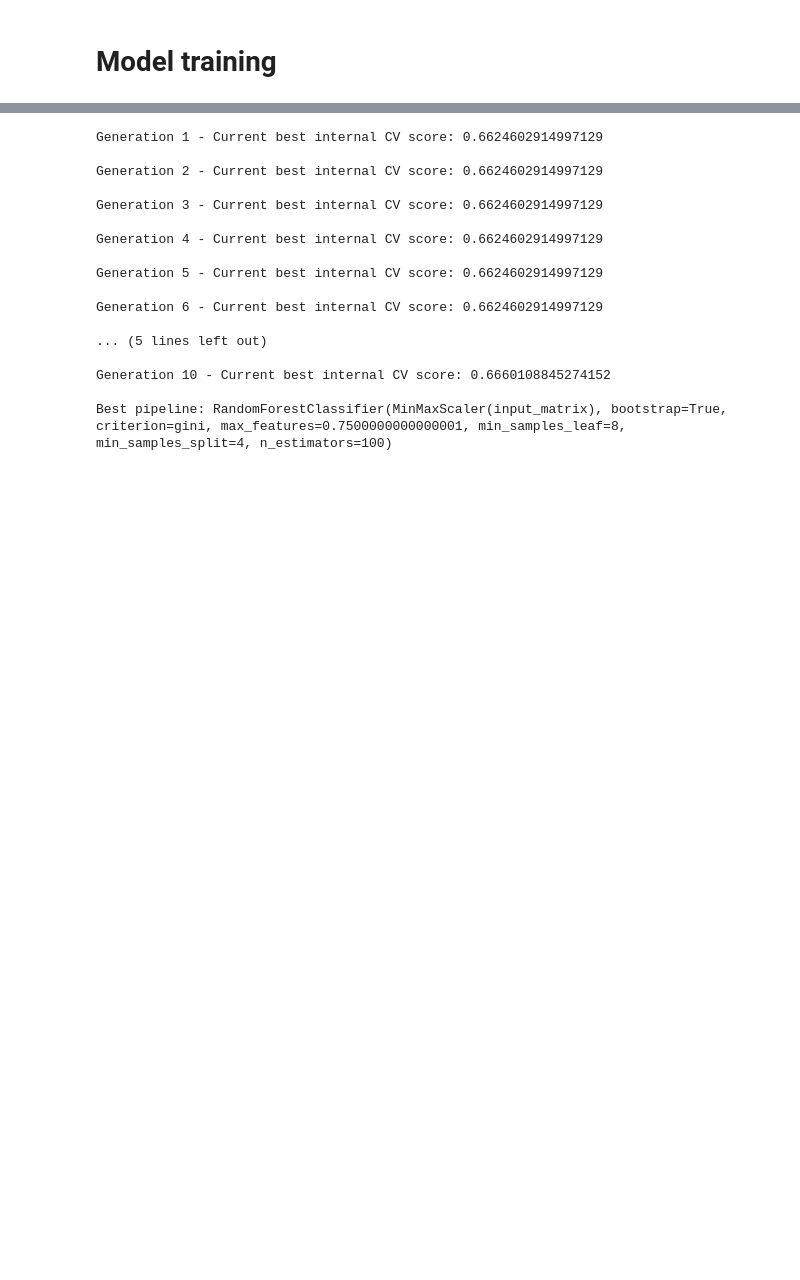
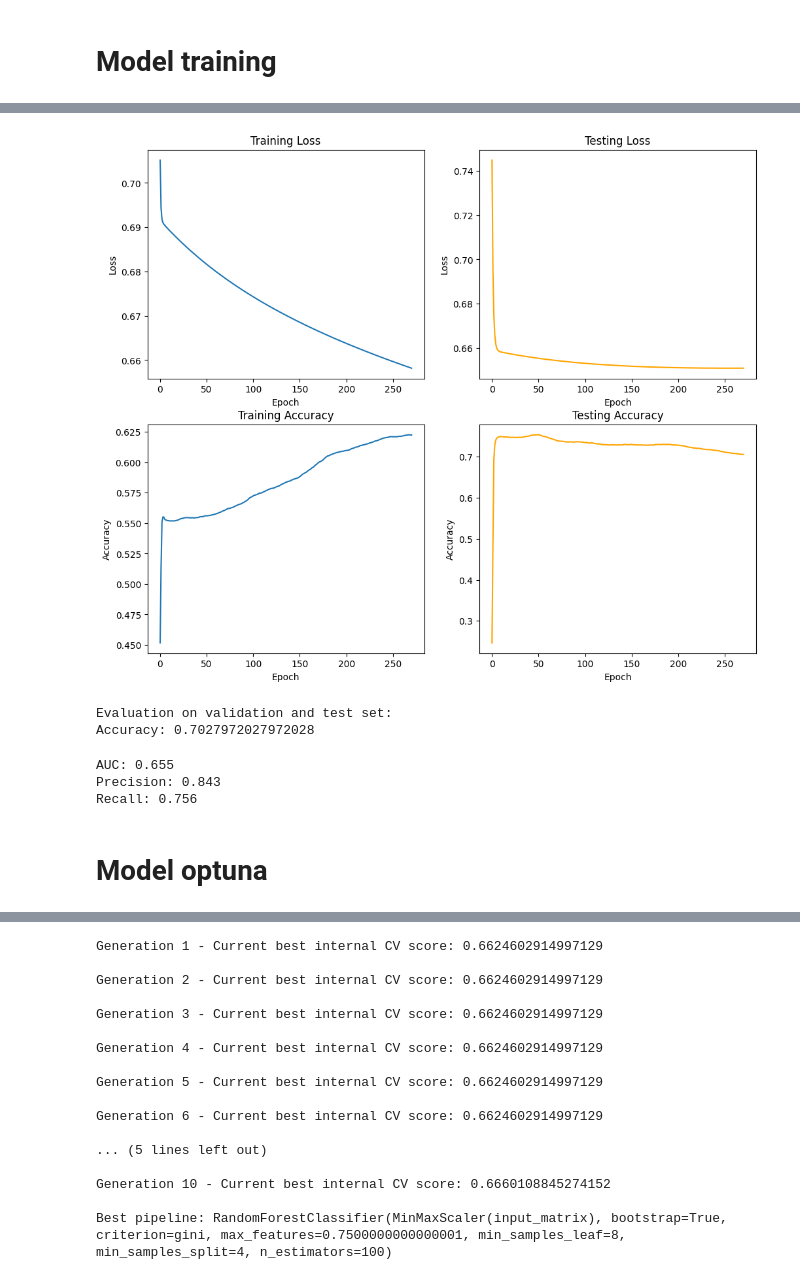
Before and after one commit to ongxuanhong/dili-drug-liver-interaction, a Jupyter notebook: 07.2.nlp_openai.ipynb, the cells around one changed output, grey strips where cells are left out. Saved outputs shown, nothing was run; the diff lists cells and outputs as text; code cells hidden in the pictures; blank space fills up the shorter version.

```diff
--- a/07.2.nlp_openai.ipynb
+++ b/07.2.nlp_openai.ipynb
@@ -103,0 +135,12 @@ y_test Shape: (286,)
+# %%
+# lr = 0.01
+# epochs = 200
+# batch_size = 128
+random_state = 2
+
+lr=0.08759865074680719
+epochs=271
+batch_size=32
+
+np.random.seed(random_state)
+theta = np.random.uniform(size=X_train.shape[1])
@@ -103,0 +214,48 @@ y_test Shape: (286,)
+# %%
+import matplotlib.pyplot as plt
+
+fig, ax = plt.subplots(2, 2, figsize=(12, 10))
+ax[0, 0].plot(train_losses)
+ax[0, 0].set(xlabel="Epoch", ylabel="Loss")
+ax[0, 0].set_title("Training Loss")
+
+ax[0, 1].plot(test_losses, "orange")
+ax[0, 1].set(xlabel="Epoch", ylabel="Loss")
+ax[0, 1].set_title("Testing Loss")
+
+ax[1, 0].plot(train_accs)
+ax[1, 0].set(xlabel="Epoch", ylabel="Accuracy")
+ax[1, 0].set_title("Training Accuracy")
+
+ax[1, 1].plot(test_accs, "orange")
+ax[1, 1].set(xlabel="Epoch", ylabel="Accuracy")
+ax[1, 1].set_title("Testing Accuracy")
+
+plt.show()
+# %% [output]
+[figure, added]
+# %%
+test_set_acc = compute_accuracy(X_test, y_test, theta)
+print("Evaluation on validation and test set:")
+print(f"Accuracy: {test_set_acc}")
+# %% [output]
+Evaluation on validation and test set:
+Accuracy: 0.7027972027972028
+# %%
+# compute auc, precision, recall
+from sklearn.metrics import roc_auc_score, precision_score, recall_score
+
+y_test_hat = predict(X_test, theta)
+auc = roc_auc_score(y_test, y_test_hat)
+precision = precision_score(y_test, y_test_hat.round())
+recall = recall_score(y_test, y_test_hat.round())
+
+print(f"AUC: {auc:.3f}")
+print(f"Precision: {precision:.3f}")
+print(f"Recall: {recall:.3f}")
+# %% [output]
+AUC: 0.655
+Precision: 0.843
+Recall: 0.756
+# %% [markdown]
+# Model optuna
```
Also changed, not shown: parts of 7 cells of this notebook, 4 other files.
